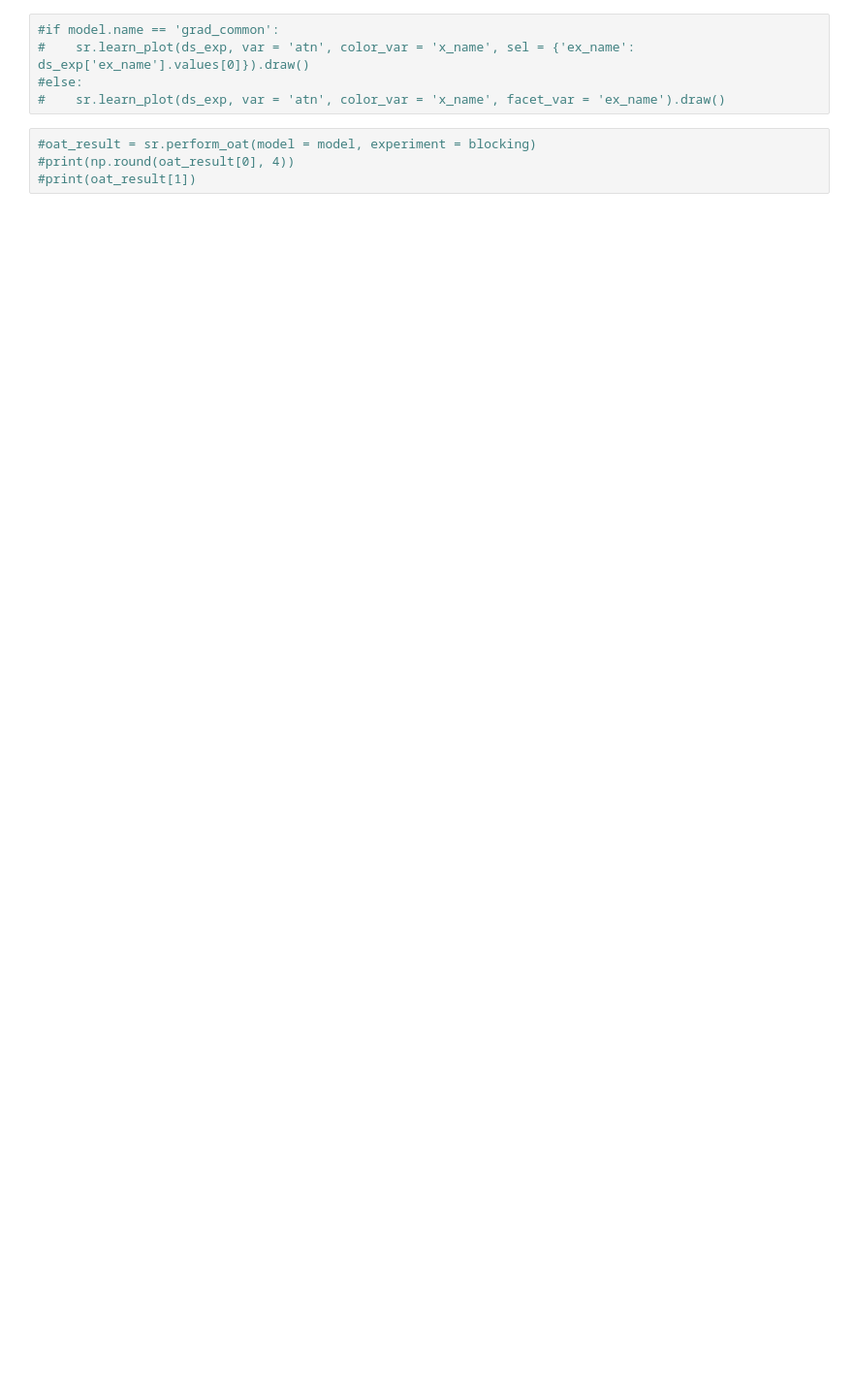
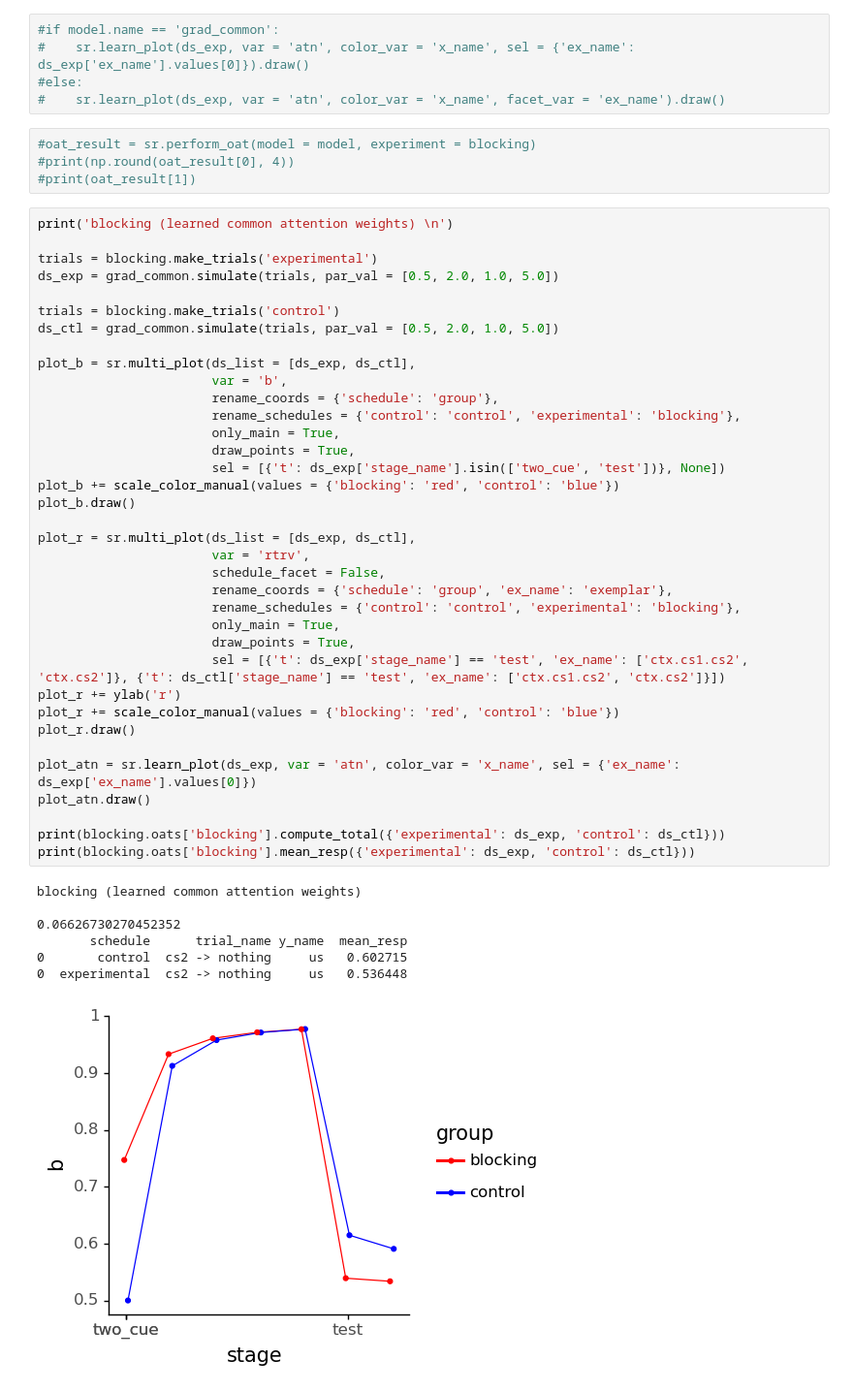
Before and after one commit to SamPaskewitz/psych_extinction_simulations, a Jupyter notebook: exemplar/blocking (exemplar).ipynb, the cells around one changed output. Shown at 97% size. Saved outputs shown, nothing was run; the diff lists cells and outputs as text; blank space fills up the shorter version.

```diff
--- a/exemplar/blocking (exemplar).ipynb
+++ b/exemplar/blocking (exemplar).ipynb
@@ -89,3 +92,47 @@ blocking
 #oat_result = sr.perform_oat(model = model, experiment = blocking)
 #print(np.round(oat_result[0], 4))
 #print(oat_result[1])
+# %%
+print('blocking (learned common attention weights) \n')
+
+trials = blocking.make_trials('experimental')
+ds_exp = grad_common.simulate(trials, par_val = [0.5, 2.0, 1.0, 5.0])
+
+trials = blocking.make_trials('control')
+ds_ctl = grad_common.simulate(trials, par_val = [0.5, 2.0, 1.0, 5.0])
+
+plot_b = sr.multi_plot(ds_list = [ds_exp, ds_ctl],
+                       var = 'b',
+                       rename_coords = {'schedule': 'group'},
+                       rename_schedules = {'control': 'control', 'experimental': 'blocking'},
+                       only_main = True,
+                       draw_points = True,
+                       sel = [{'t': ds_exp['stage_name'].isin(['two_cue', 'test'])}, None])
+plot_b += scale_color_manual(values = {'blocking': 'red', 'control': 'blue'})
+plot_b.draw()
+
+plot_r = sr.multi_plot(ds_list = [ds_exp, ds_ctl],
+                       var = 'rtrv',
+                       schedule_facet = False,
+                       rename_coords = {'schedule': 'group', 'ex_name': 'exemplar'},
+                       rename_schedules = {'control': 'control', 'experimental': 'blocking'},
+                       only_main = True,
+                       draw_points = True,
+                       sel = [{'t': ds_exp['stage_name'] == 'test', 'ex_name': ['ctx.cs1.cs2', 'ctx.cs2']}, {'t': ds_ctl['stage_name'] == 'test', 'ex_name': ['ctx.cs1.cs2', 'ctx.cs2']}])
+plot_r += ylab('r')
+plot_r += scale_color_manual(values = {'blocking': 'red', 'control': 'blue'})
+plot_r.draw()
+
+plot_atn = sr.learn_plot(ds_exp, var = 'atn', color_var = 'x_name', sel = {'ex_name': ds_exp['ex_name'].values[0]})
+plot_atn.draw()
+
+print(blocking.oats['blocking'].compute_total({'experimental': ds_exp, 'control': ds_ctl}))
+print(blocking.oats['blocking'].mean_resp({'experimental': ds_exp, 'control': ds_ctl}))
+# %% [output]
+blocking (learned common attention weights)
+
+0.06626730270452352
+       schedule      trial_name y_name  mean_resp
+0       control  cs2 -> nothing     us   0.602715
+0  experimental  cs2 -> nothing     us   0.536448
+[figure, added]
```
Also changed, not shown: parts of 3 cells of this notebook, 13 other files.
